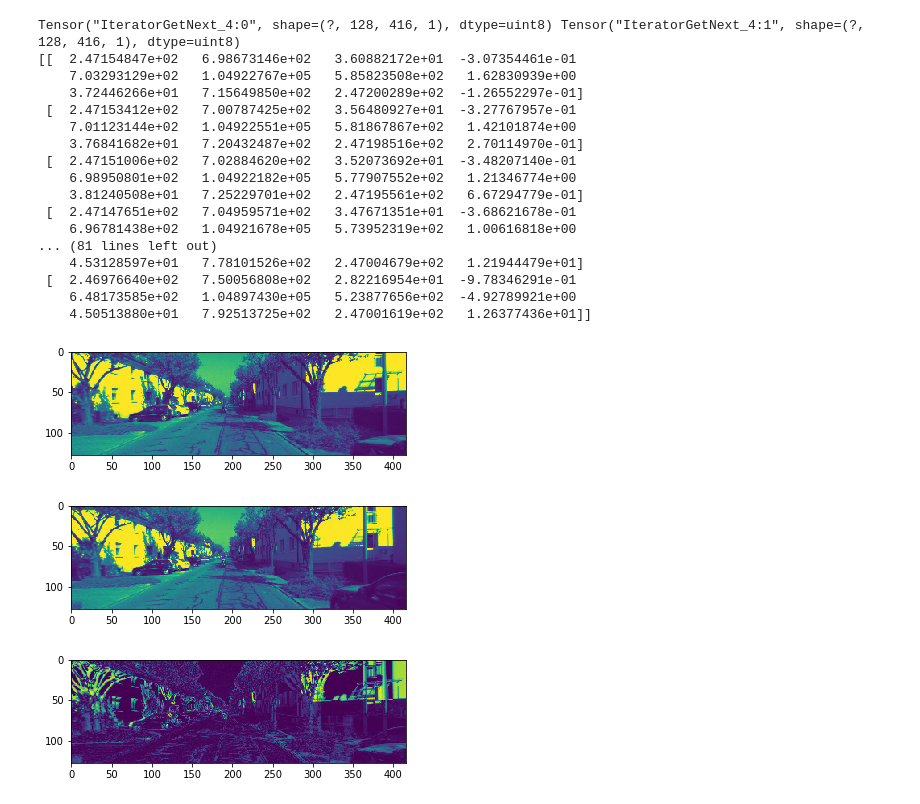
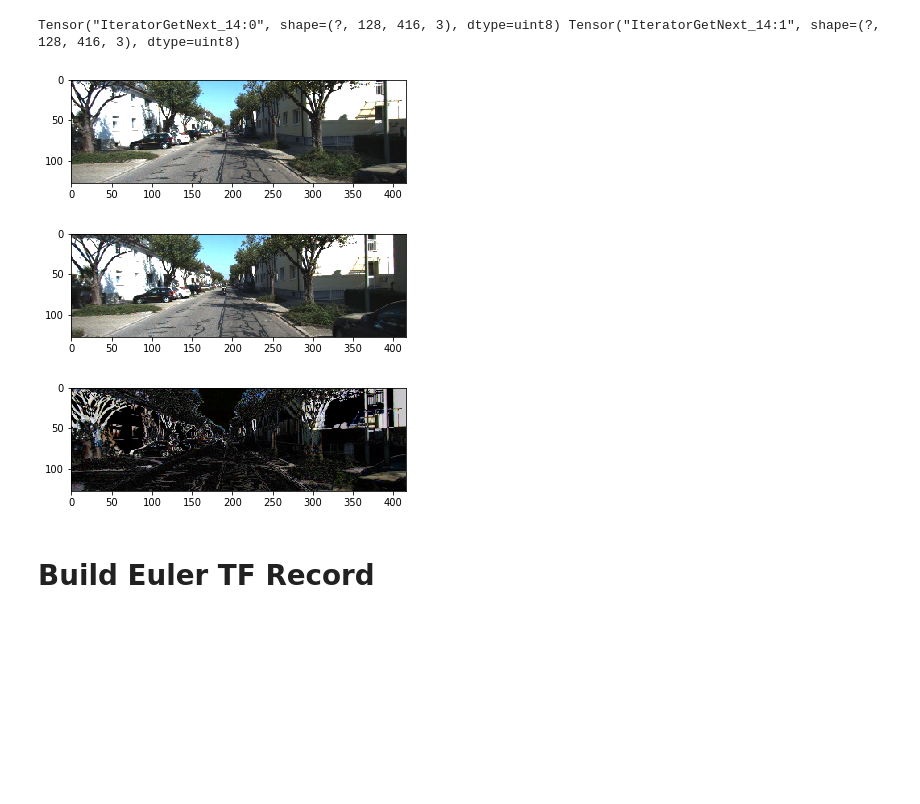
Before and after one commit to RyanMorris95/DeepOdometry, a Jupyter notebook: build_tfrecords.ipynb, the cells around one changed output. Saved outputs shown, nothing was run; the diff lists cells and outputs as text; code cells hidden in the pictures; blank space fills up the shorter version.

```diff
--- a/build_tfrecords.ipynb
+++ b/build_tfrecords.ipynb
@@ -8,5 +9,5 @@ from pykitti import odometry
 # %%
-basedir = '/media/ryan/UBUNTU 16_0/data_odometry_gray/dataset'
+basedir = '/home/paperspace/data_odometry_color/dataset/'
 sequences = []
 for i in range(22):
     sequences.append('%02d'%i)
@@ -40,7 +41,7 @@ with open('pose_scaler.p', 'rb') as fp:
     scaler = p.load(fp)
 # %%
 csw = os.getcwd()
-writer = tf.python_io.TFRecordWriter("/media/ryan/UBUNTU 16_0/train_sfm.tfrecord")
+writer = tf.python_io.TFRecordWriter("/home/paperspace/DeepOdometry/train_rot.tfrecord")
 for sequence in train_sequences:
     print ("Sequence: ", sequence)
     dataset = odometry(basedir, sequence)
@@ -100,6 +83,6 @@ Sequence:  01
 # %%
 csw = os.getcwd()
-writer = tf.python_io.TFRecordWriter("/media/ryan/UBUNTU 16_0/eval_sfm.tfrecord")
+writer = tf.python_io.TFRecordWriter("/home/paperspace/DeepOdometry/eval_rot.tfrecord")
 for sequence in test_sequences:
     print ("Sequence: ", sequence)
     dataset = odometry(basedir, sequence)
@@ -157,70 +130,67 @@ def parser(record):
         "img_raw_prev": tf.FixedLenFeature((), tf.string, default_value=""),
     }
     parsed = tf.parse_single_example(record, keys_to_features)
-
+    seed = 42
     # Perform additional preprocessing on the parsed data.
     image = tf.image.decode_jpeg(parsed["img_raw"])
-    image = tf.reshape(image, [128, 416, 1])
+    image = tf.reshape(image, [128, 416, 3])
+    image = tf.image.random_brightness(image, 0.1, seed=seed)
+    image = tf.image.random_contrast(image, lower=0.9, upper=1.1, seed=seed)
+    image = tf.divide(tf.subtract(image, MEAN), STD)
+    #image = tf.map_fn(lambda frame: tf.image.random_hue(frame, 0.1, seed=seed), image)
+    #image = tf.map_fn(lambda frame: tf.image.random_saturation(frame, lower=0.9, upper=0.9, seed=seed), image)
+
     image_prev = tf.image.decode_jpeg(parsed["img_raw_prev"])
-    image_prev = tf.reshape(image_prev, [128, 416, 1])
+    image_prev = tf.reshape(image_prev, [128, 416, 3])
+    image_prev = tf.image.random_brightness(image_prev, 0.1, seed=seed)
+    image_prev = tf.image.random_contrast(image_prev, lower=0.9, upper=1.1, seed=seed)
+    image_prev = tf.divide(tf.subtract(image_prev, MEAN), STD)
+
+    #image_prev = tf.map_fn(lambda frame: tf.image.random_hue(frame, 0.1, seed=seed), image_prev)
+    #image_prev = tf.map_fn(lambda frame: tf.image.random_saturation(frame, lower=0.9, upper=0.9, seed=seed), image_prev)
 
     label = tf.decode_raw(parsed["pose"], tf.float64)
-    label = tf.reshape(label, [12])
+    label = tf.reshape(label, [6])
 
     return image, image_prev, label
 # %%
 filenames = tf.placeholder(tf.string, shape=[None])
 dataset = tf.data.TFRecordDataset(filenames)
 dataset = dataset.map(parser)
 dataset = dataset.batch(32)
 iterator = dataset.make_initializable_iterator()
 
 with tf.Session() as sess:
     # Initialize 'iterator' with training data
-    training_filenames = ['/media/ryan/UBUNTU 16_0/train_sfm.tfrecord']
+    training_filenames = ['/home/paperspace/DeepOdometry/train_eulcolorscale.tfrecord']
     sess.run(iterator.initializer, feed_dict={filenames: training_filenames})
     images, images_prev, labels = iterator.get_next()
     print (images, images_prev)
     images, images_prev, labels = sess.run([images, images_prev, labels])
-    img = images[8].reshape((128, 416))
-    img_prev = images_prev[8].reshape((128, 416))
+    img = images[8].reshape((128, 416, 3))
+    img_prev = images_prev[8].reshape((128, 416, 3))
 
-    print (labels)
     plt.imshow(img)
     plt.show()
     plt.figure()
     plt.imshow(img_prev)
     plt.show()
     plt.figure()
     plt.imshow(cv2.absdiff(img, img_prev))
     plt.show()
 
 
 #     # Initialize 'iterator' with validation data
 #     validation_filenames = ['train01.odometry']
 #     sess.run(iterator.initializer, feed_dict={filenames: validation_filenames})
 # %% [output]
-Tensor("IteratorGetNext_4:0", shape=(?, 128, 416, 1), dtype=uint8) Tensor("IteratorGetNext_4:1", shape=(?, 128, 416, 1), dtype=uint8)
-[[  2.47154847e+02   6.98673146e+02   3.60882172e+01  -3.07354461e-01
-    7.03293129e+02   1.04922767e+05   5.85823508e+02   1.62830939e+00
-    3.72446266e+01   7.15649850e+02   2.47200289e+02  -1.26552297e-01]
- [  2.47153412e+02   7.00787425e+02   3.56480927e+01  -3.27767957e-01
-    7.01123144e+02   1.04922551e+05   5.81867867e+02   1.42101874e+00
-    3.76841682e+01   7.20432487e+02   2.47198516e+02   2.70114970e-01]
- [  2.47151006e+02   7.02884620e+02   3.52073692e+01  -3.48207140e-01
-    6.98950801e+02   1.04922182e+05   5.77907552e+02   1.21346774e+00
-    3.81240508e+01   7.25229701e+02   2.47195561e+02   6.67294779e-01]
- [  2.47147651e+02   7.04959571e+02   3.47671351e+01  -3.68621678e-01
-    6.96781438e+02   1.04921678e+05   5.73952319e+02   1.00616818e+00
-... (81 lines left out)
-    4.53128597e+01   7.78101526e+02   2.47004679e+02   1.21944479e+01]
- [  2.46976640e+02   7.50056808e+02   2.82216954e+01  -9.78346291e-01
-    6.48173585e+02   1.04897430e+05   5.23877656e+02  -4.92789921e+00
-    4.50513880e+01   7.92513725e+02   2.47001619e+02   1.26377436e+01]]
+Tensor("IteratorGetNext_14:0", shape=(?, 128, 416, 3), dtype=uint8) Tensor("IteratorGetNext_14:1", shape=(?, 128, 416, 3), dtype=uint8)
-[figure, old version]
+[figure, new version]
-[figure, old version]
+[figure, new version]
-[figure, old version]
+[figure, new version]
 # %%
 [  9.99997800e-01   5.27262800e-04  -2.06693500e-03  -4.69029400e-02
   -5.29650600e-04   9.99999200e-01  -1.15486500e-03  -2.83992800e-02
    2.06632400e-03   1.15595800e-03   9.99997100e-01   8.58694100e-01]
+# %% [markdown]
+# Build Euler TF Record
```
Also changed, not shown: parts of 7 cells of this notebook, 2 other files.
